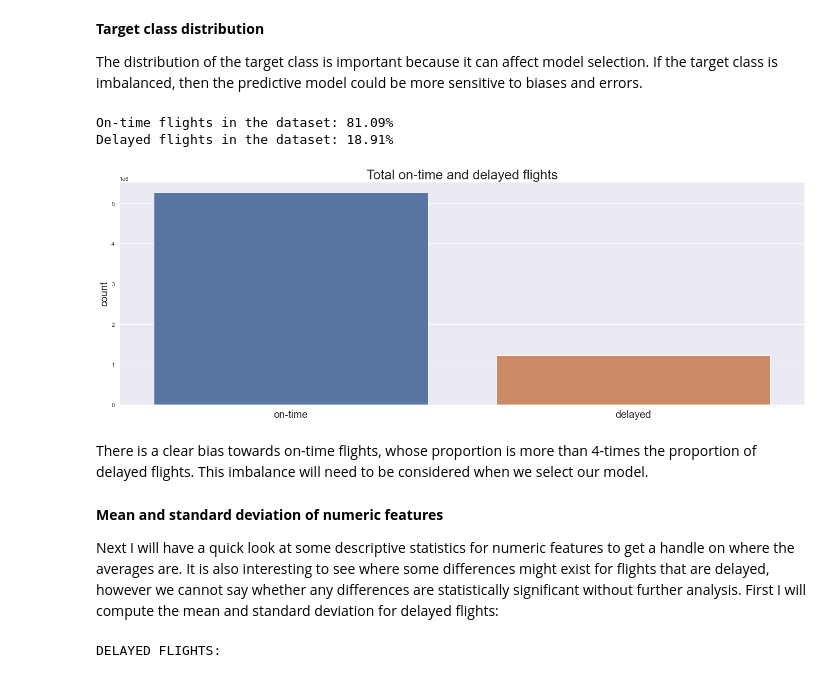
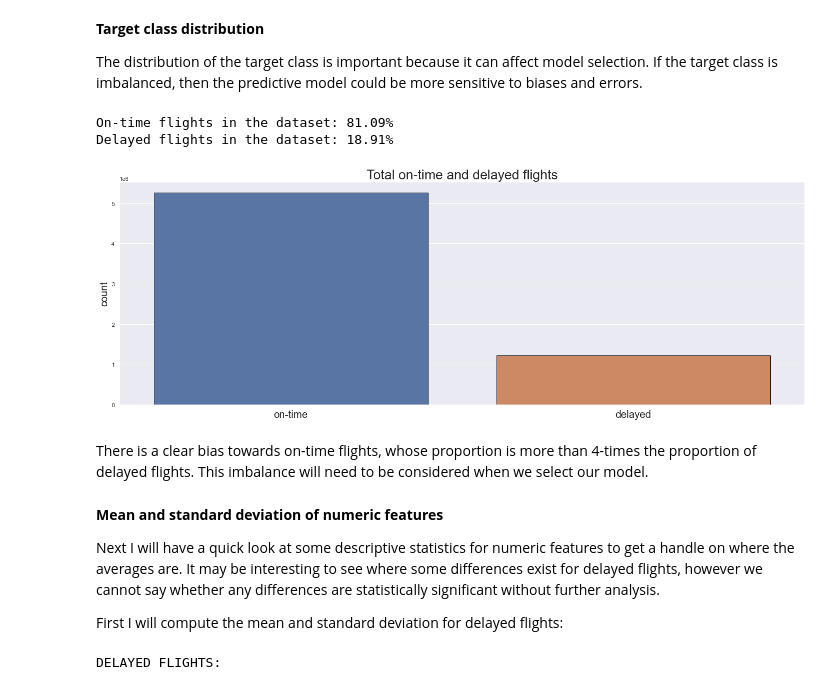
Before and after one commit to t-cochran/CSPB-3022-Data-Science-Project, a Jupyter notebook: project notebook/3022_classification_notebook.ipynb, the cells around one changed output. Cells and saved outputs as stored; diff of their text form; code cells hidden in the pictures.

```diff
--- a/project notebook/3022_classification_notebook.ipynb
+++ b/project notebook/3022_classification_notebook.ipynb
@@ -160,26 +160,28 @@ The distribution of the target class is important because it can affect model se
 # %%
 # Create a countplot of our target class
 sns.set_theme(style="darkgrid")
-ax = sns.countplot(x="DEP_DEL15", data=df)
+ax = sns.countplot(x="DEP_DEL15", edgecolor='black', data=df)
 ax.set_xticks([0, 1], ["on-time", "delayed"], size=20)
 ax.set_ylabel("count", fontsize = 20)
 ax.set_title("Total on-time and delayed flights", fontdict={'fontsize':26})
 ax.set_xlabel(None)
 
 # Print the proportion of each target
 class_targets = df.groupby(['DEP_DEL15']).size()
 print(f"On-time flights in the dataset: {class_targets[0]/len(df)*100:.2f}%")
 print(f"Delayed flights in the dataset: {class_targets[1]/len(df)*100:.2f}%")
 # %% [output]
 On-time flights in the dataset: 81.09%
 Delayed flights in the dataset: 18.91%
-[figure, old version]
+[figure, new version]
 # %% [markdown]
 There is a clear bias towards on-time flights, whose proportion is more than 4-times the proportion of delayed flights. This imbalance will need to be considered when we select our model.
 # %% [markdown]
 **Mean and standard deviation of numeric features**
 
-Next I will have a quick look at some descriptive statistics for numeric features to get a handle on where the averages are. It is also interesting to see where some differences might exist for flights that are delayed, however we cannot say whether any differences are statistically significant without further analysis. First I will compute the mean and standard deviation for delayed flights:
+Next I will have a quick look at some descriptive statistics for numeric features to get a handle on where the averages are. It may be interesting to see where some differences exist for delayed flights, however we cannot say whether any differences are statistically significant without further analysis.
+
+First I will compute the mean and standard deviation for delayed flights:
 # %%
 # Select numeric features, exluding month and day of week
 numeric = df[TARGET_CLASS + CONTINUOUS + DISCRETE]
```
Also changed, not shown: parts of 7 cells of this notebook.
